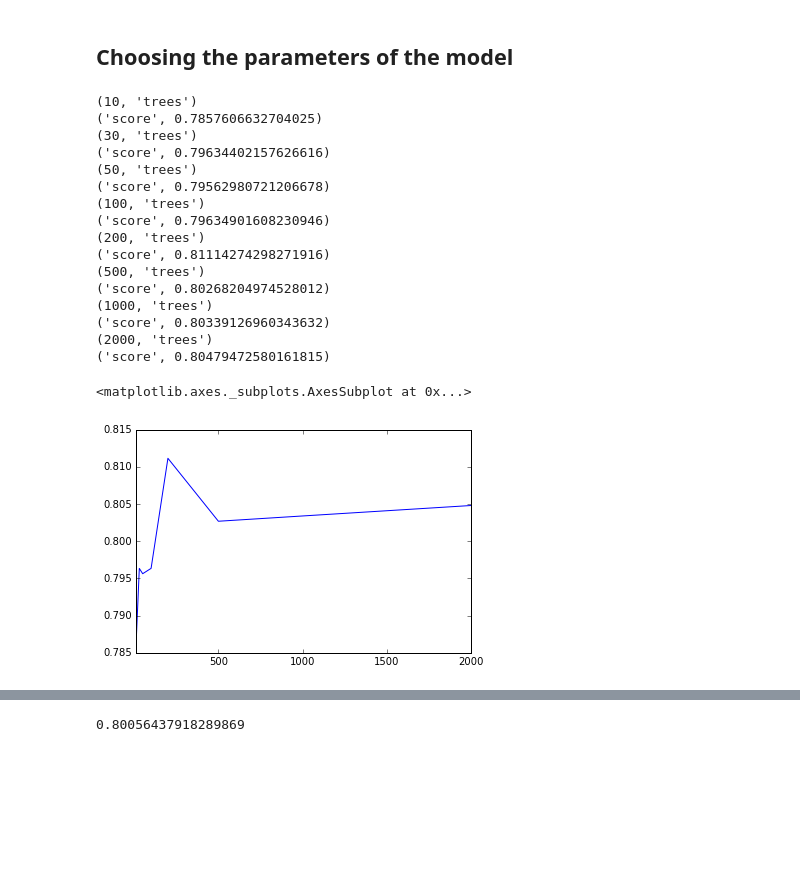
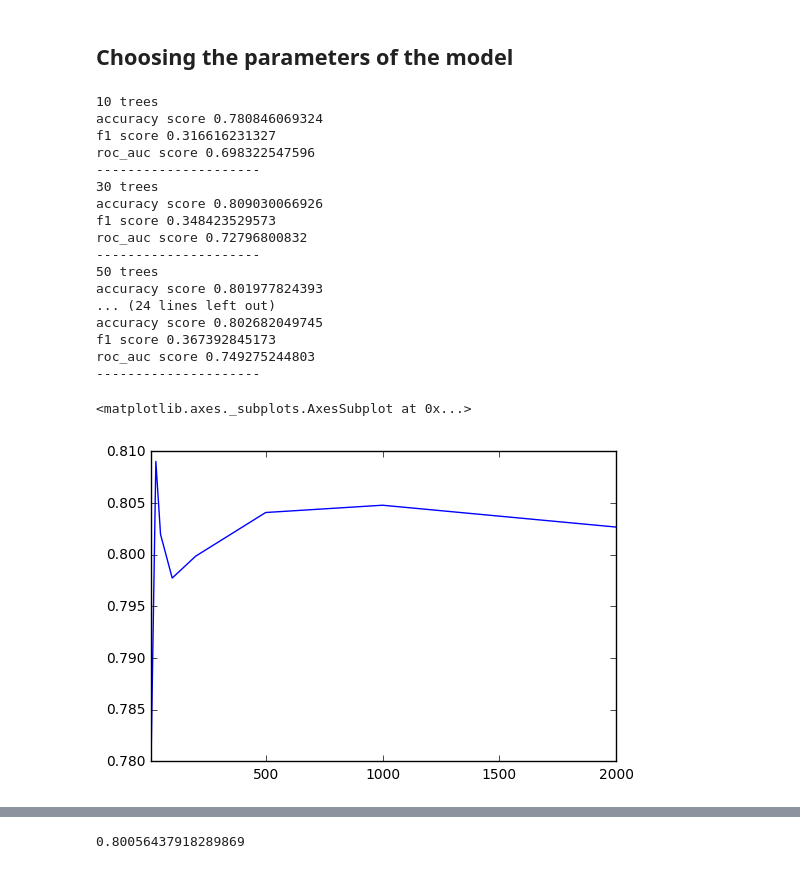
Before and after one commit to meryemmhamdi1/Gokcen_Meryem_Riyadh_ADA, a Jupyter notebook: 04 - Applied ML/HW4.ipynb, the cells around one changed output, grey strips where cells are left out. Saved outputs shown, nothing was run; the diff lists cells and outputs as text; code cells hidden in the pictures; blank space fills up the shorter version.

```diff
--- a/04 - Applied ML/HW4.ipynb
+++ b/04 - Applied ML/HW4.ipynb
@@ -13,7 +16,7 @@ import numpy as np
 # Data Cleaning and Pre-Processing
 # %%
 #loading the data and check how does it look like
-crowdstorming_df = pd.read_csv('CrowdstormingDataJuly1st.csv')
+crowdstorming_df = pd.read_csv('Data/CrowdstormingDataJuly1st.csv')
 crowdstorming_df.head()
 # %% [output]
 |  | playerShort | player | club | leagueCountry | birthday | height | weight | position | games | ... |
@@ -302,0 +350,15 @@ scores_binary.mean()
+# %%
+from sklearn.cross_validation import cross_val_score
+
+forest = RandomForestClassifier(n_estimators=100, max_depth=75)
+
+forest_binary = forest.fit(X_train, y_train_binary) #, sample_weight= sample_weights)
+scores_binary_accuracy = cross_val_score(forest_binary,  X, y_binary, cv=10, scoring='accuracy')
+scores_binary_f1 = cross_val_score(forest_binary,  X, y_binary, cv=10, scoring='f1')
+scores_binary_roc_auc = cross_val_score(forest_binary,  X, y_binary, cv=10, scoring='roc_auc')
+
+print('Accuracy Score: ',scores_binary_accuracy.mean())
+#print('Precision Score: ',metrics.precision_score(y_test_binary, result_binary_test))
+#print('Recall Score: ',metrics.recall_score(y_test_binary, result_binary_test))
+print('f1_score: ', scores_binary_f1.mean())
+print('roc_auc_score: ', scores_binary_roc_auc.mean())
@@ -303,32 +369,49 @@ scores_binary.mean()
 # %% [markdown]
 ## Choosing the parameters of the model
 # %%
-results=[]
+results_accuracy=[]
+results_f1=[]
+results_roc_auc=[]
+
 n_estimator_options=[10,30,50,100,200,500,1000,2000]
 
 for trees in n_estimator_options:
     model = RandomForestClassifier(n_estimators=trees)
-    scores_binary = cross_val_score(model,  X, y_binary, cv=10, scoring='accuracy')
+    scores_binary_accuracy = cross_val_score(model,  X, y_binary, cv=10, scoring='accuracy')
+    scores_binary_f1 = cross_val_score(model,  X, y_binary, cv=10, scoring='f1')
+    scores_binary_roc_auc = cross_val_score(model,  X, y_binary, cv=10, scoring='roc_auc')
+
+
     print(trees,'trees')
-    print('score', scores_binary.mean())
-    results.append(scores_binary.mean())
-pd.Series(results, n_estimator_options).plot()
+    print('accuracy score', scores_binary_accuracy.mean())
+    results_accuracy.append(scores_binary_accuracy.mean())
+
+    print('f1 score', scores_binary_f1.mean())
+    results_f1.append(scores_binary_f1.mean())
+
+    print('roc_auc score', scores_binary_roc_auc.mean())
+    results_roc_auc.append(scores_binary_roc_auc.mean())
+
+    print('---------------------')
+
+pd.Series(results_accuracy, n_estimator_options).plot()
 # %% [output]
-(10, 'trees')
-('score', 0.7857606632704025)
-(30, 'trees')
-('score', 0.79634402157626616)
-(50, 'trees')
-('score', 0.79562980721206678)
-(100, 'trees')
-('score', 0.79634901608230946)
-(200, 'trees')
-('score', 0.81114274298271916)
-(500, 'trees')
-('score', 0.80268204974528012)
-(1000, 'trees')
-('score', 0.80339126960343632)
-(2000, 'trees')
-('score', 0.80479472580161815)
+10 trees
+accuracy score 0.780846069324
+f1 score 0.316616231327
+roc_auc score 0.698322547596
+---------------------
+30 trees
+accuracy score 0.809030066926
+f1 score 0.348423529573
+roc_auc score 0.72796800832
+---------------------
+50 trees
+accuracy score 0.801977824393
+... (24 lines left out)
+accuracy score 0.802682049745
+f1 score 0.367392845173
+roc_auc score 0.749275244803
+---------------------
 <matplotlib.axes._subplots.AxesSubplot at 0x...>
-[figure, old version]
+[figure, new version]
```
Also changed, not shown: parts of 33 cells of this notebook.
